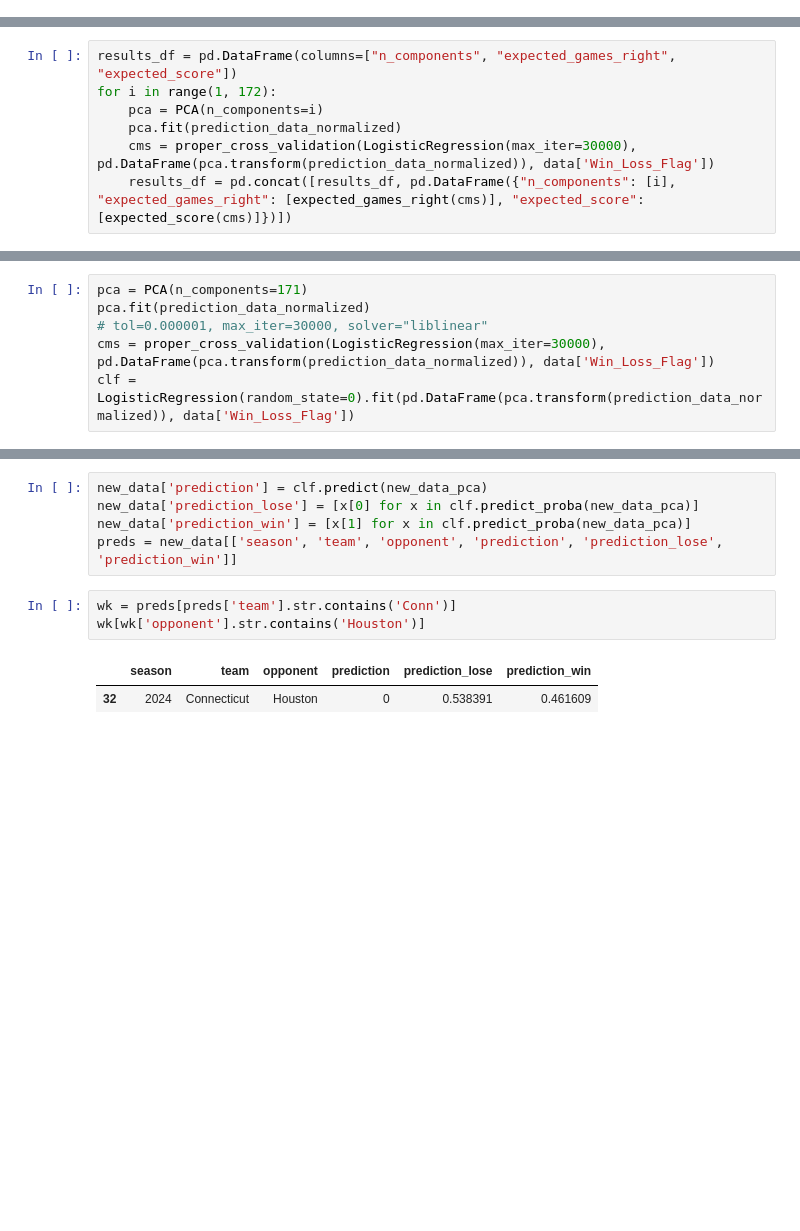
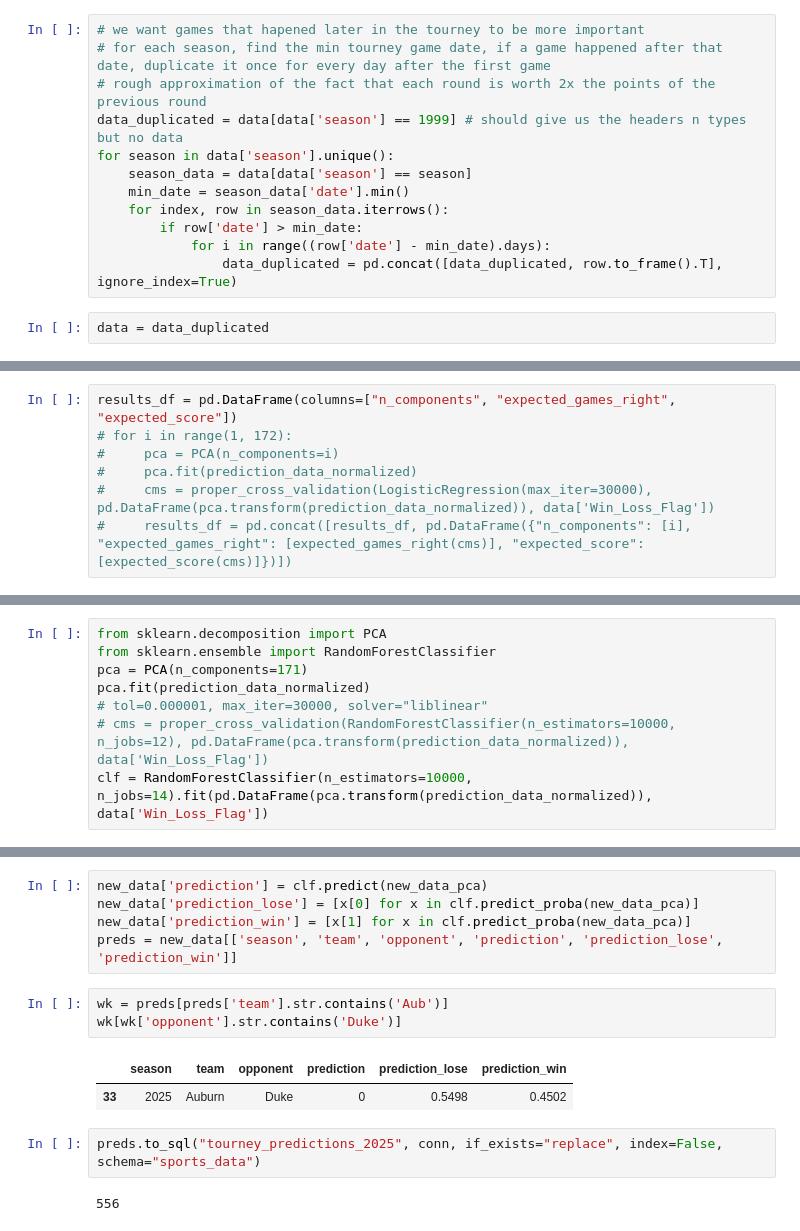
Before and after one commit to amarkules1/march_madness, a Jupyter notebook: notebooks/05_predictions.ipynb, the cells around one changed output, grey strips where cells are left out. Saved outputs shown, nothing was run; the diff lists cells and outputs as text; blank space fills up the shorter version.

```diff
--- a/notebooks/05_predictions.ipynb
+++ b/notebooks/05_predictions.ipynb
@@ -15,3 +17,17 @@ data = pd.read_sql("select * from sports_data.tourney_games_through_2024_final",
+# %%
+# we want games that hapened later in the tourney to be more important
+# for each season, find the min tourney game date, if a game happened after that date, duplicate it once for every day after the first game
+# rough approximation of the fact that each round is worth 2x the points of the previous round
+data_duplicated = data[data['season'] == 1999] # should give us the headers n types but no data
+for season in data['season'].unique():
+    season_data = data[data['season'] == season]
+    min_date = season_data['date'].min()
+    for index, row in season_data.iterrows():
+        if row['date'] > min_date:
+            for i in range((row['date'] - min_date).days):
+                data_duplicated = pd.concat([data_duplicated, row.to_frame().T], ignore_index=True)
+# %%
+data = data_duplicated
 # %%
 data = data.replace(np.NaN, 0)
 # %%
@@ -146,7 +188,7 @@ expected score: 89.22689695884328
 # %%
 results_df = pd.DataFrame(columns=["n_components", "expected_games_right", "expected_score"])
-for i in range(1, 172):
-    pca = PCA(n_components=i)
-    pca.fit(prediction_data_normalized)
-    cms = proper_cross_validation(LogisticRegression(max_iter=30000), pd.DataFrame(pca.transform(prediction_data_normalized)), data['Win_Loss_Flag'])
-    results_df = pd.concat([results_df, pd.DataFrame({"n_components": [i], "expected_games_right": [expected_games_right(cms)], "expected_score": [expected_score(cms)]})])
+# for i in range(1, 172):
+#     pca = PCA(n_components=i)
+#     pca.fit(prediction_data_normalized)
+#     cms = proper_cross_validation(LogisticRegression(max_iter=30000), pd.DataFrame(pca.transform(prediction_data_normalized)), data['Win_Loss_Flag'])
+#     results_df = pd.concat([results_df, pd.DataFrame({"n_components": [i], "expected_games_right": [expected_games_right(cms)], "expected_score": [expected_score(cms)]})])
@@ -207,10 +210,12 @@ a = wk[wk['opponent'].str.contains('Hou')].head()[['season_ppg', 'season_ppg_all
 dtype: float64
 # %%
+from sklearn.decomposition import PCA
+from sklearn.ensemble import RandomForestClassifier
 pca = PCA(n_components=171)
 pca.fit(prediction_data_normalized)
 # tol=0.000001, max_iter=30000, solver="liblinear"
-cms = proper_cross_validation(LogisticRegression(max_iter=30000), pd.DataFrame(pca.transform(prediction_data_normalized)), data['Win_Loss_Flag'])
-clf = LogisticRegression(random_state=0).fit(pd.DataFrame(pca.transform(prediction_data_normalized)), data['Win_Loss_Flag'])
+# cms = proper_cross_validation(RandomForestClassifier(n_estimators=10000, n_jobs=12), pd.DataFrame(pca.transform(prediction_data_normalized)), data['Win_Loss_Flag'])
+clf = RandomForestClassifier(n_estimators=10000, n_jobs=14).fit(pd.DataFrame(pca.transform(prediction_data_normalized)), data['Win_Loss_Flag'])
 # %%
 new_prediction_data = new_data[predictor_cols]
 new_prediction_data_normalized = (new_prediction_data-prediction_data.mean())/prediction_data.std()
@@ -221,8 +226,12 @@ new_data['prediction_lose'] = [x[0] for x in clf.predict_proba(new_data_pca)]
 new_data['prediction_win'] = [x[1] for x in clf.predict_proba(new_data_pca)]
 preds = new_data[['season', 'team', 'opponent', 'prediction', 'prediction_lose', 'prediction_win']]
 # %%
-wk = preds[preds['team'].str.contains('Conn')]
-wk[wk['opponent'].str.contains('Houston')]
+wk = preds[preds['team'].str.contains('Aub')]
+wk[wk['opponent'].str.contains('Duke')]
 # %% [output]
 |  | season | team | opponent | prediction | prediction_lose | prediction_win |
-| 32 | 2024 | Connecticut | Houston | 0 | 0.538391 | 0.461609 |
+| 33 | 2025 | Auburn | Duke | 0 | 0.5498 | 0.4502 |
+# %%
+preds.to_sql("tourney_predictions_2025", conn, if_exists="replace", index=False, schema="sports_data")
+# %% [output]
+556
```
Also changed, not shown: parts of 21 cells of this notebook, 5 other files.
